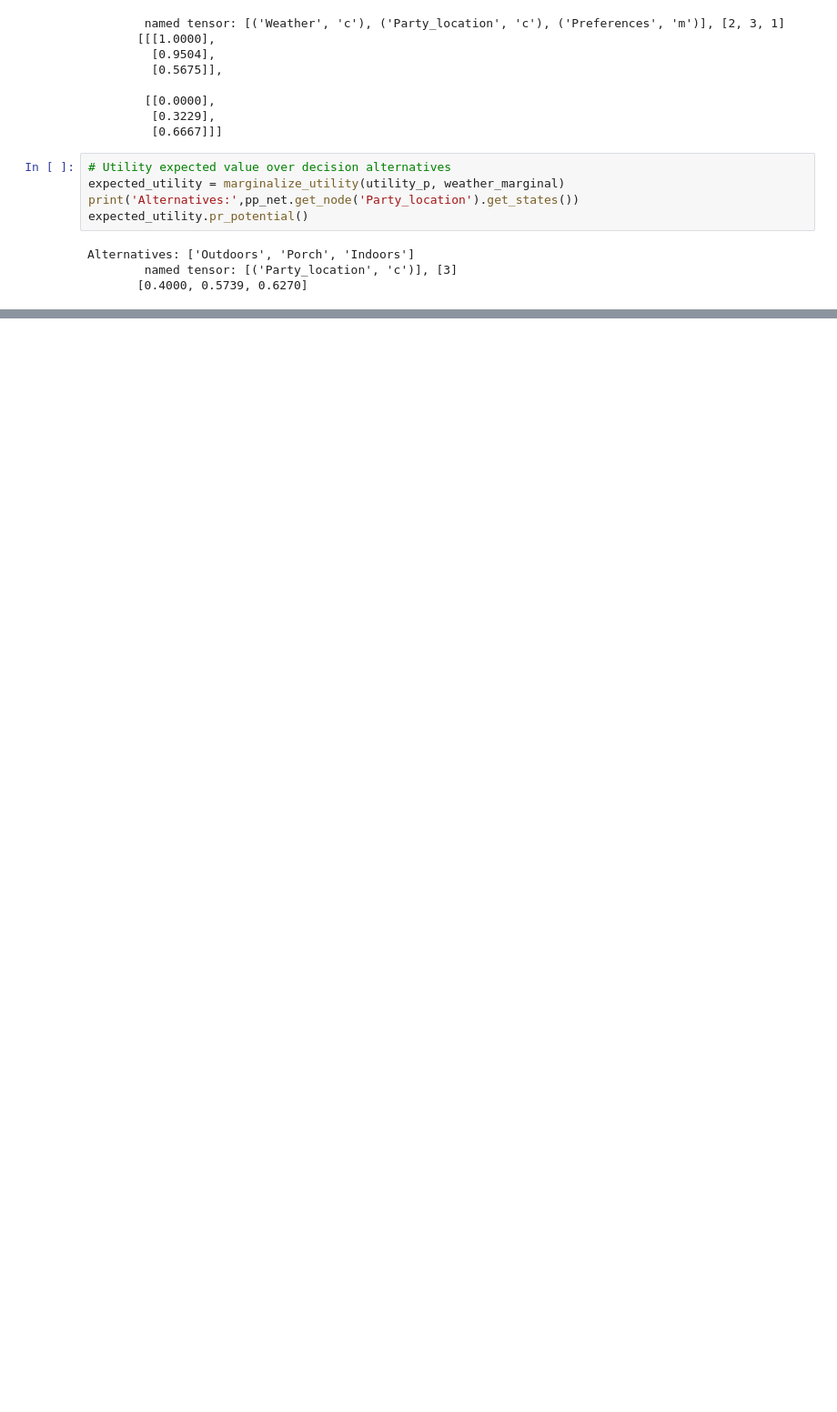
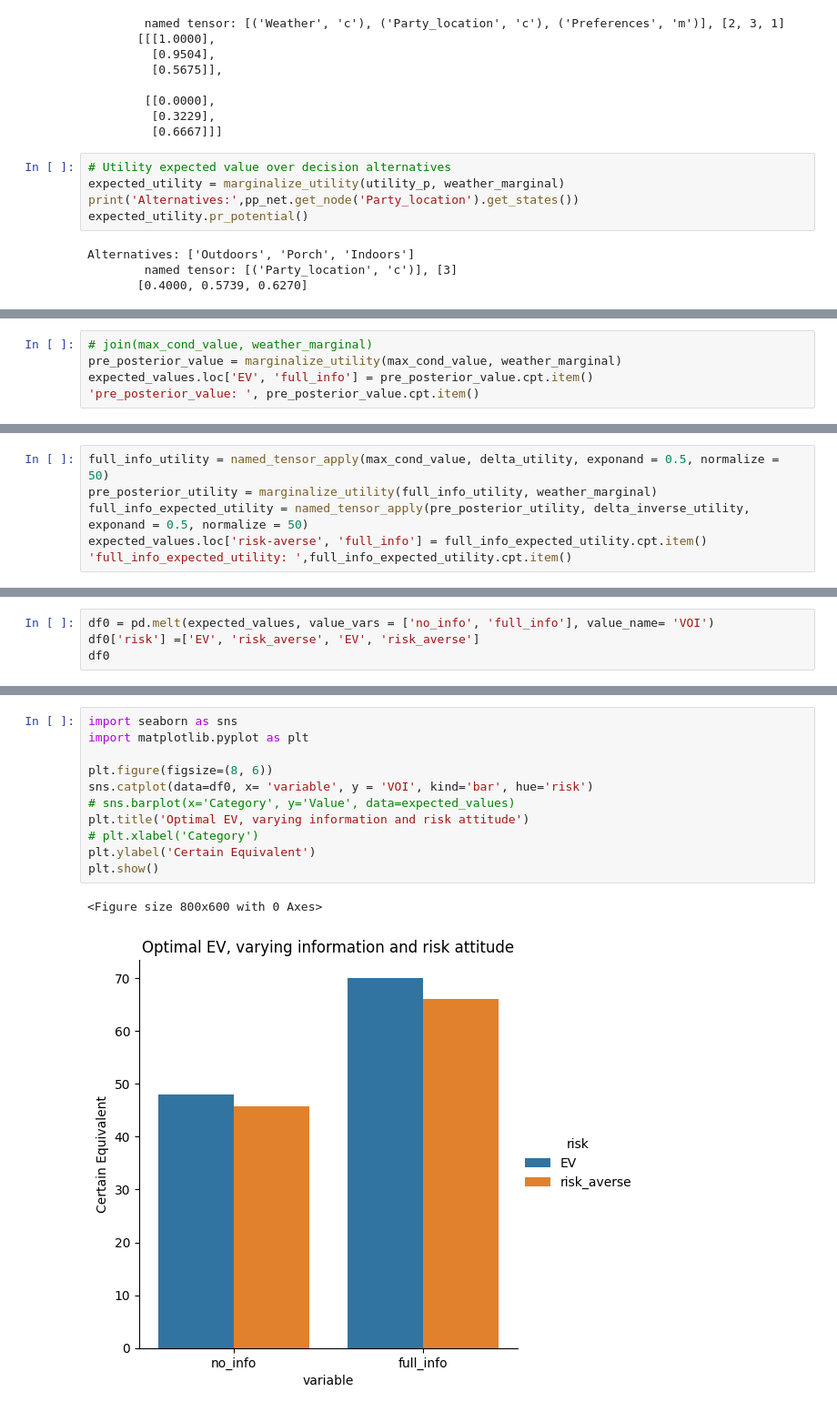
Before and after one commit to jmagosta/bayes, a Jupyter notebook: partyproblem/partyproblem_xdsl_bis.ipynb, the cells around one changed output, grey strips where cells are left out. Shown: that part at 91% size. Saved outputs shown, nothing was run; the diff lists cells and outputs as text; blank space fills up the shorter version.

```diff
--- a/partyproblem/partyproblem_xdsl_bis.ipynb
+++ b/partyproblem/partyproblem_xdsl_bis.ipynb
@@ -379,0 +380,5 @@ decn.values @ get_potential('Weather', pp_net.n_dict).p
+# %%
+# join(max_cond_value, weather_marginal)
+pre_posterior_value = marginalize_utility(max_cond_value, weather_marginal)
+expected_values.loc['EV', 'full_info'] = pre_posterior_value.cpt.item()
+'pre_posterior_value: ', pre_posterior_value.cpt.item()
@@ -379,0 +391,6 @@ decn.values @ get_potential('Weather', pp_net.n_dict).p
+# %%
+full_info_utility = named_tensor_apply(max_cond_value, delta_utility, exponand = 0.5, normalize = 50)
+pre_posterior_utility = marginalize_utility(full_info_utility, weather_marginal)
+full_info_expected_utility = named_tensor_apply(pre_posterior_utility, delta_inverse_utility, exponand = 0.5, normalize = 50)
+expected_values.loc['risk-averse', 'full_info'] = full_info_expected_utility.cpt.item()
+'full_info_expected_utility: ',full_info_expected_utility.cpt.item()
@@ -379,0 +407,4 @@ decn.values @ get_potential('Weather', pp_net.n_dict).p
+# %%
+df0 = pd.melt(expected_values, value_vars = ['no_info', 'full_info'], value_name= 'VOI')
+df0['risk'] =['EV', 'risk_averse', 'EV', 'risk_averse']
+df0
@@ -379,0 +417,14 @@ decn.values @ get_potential('Weather', pp_net.n_dict).p
+# %%
+import seaborn as sns
+import matplotlib.pyplot as plt
+
+plt.figure(figsize=(8, 6))
+sns.catplot(data=df0, x= 'variable', y = 'VOI', kind='bar', hue='risk')
+# sns.barplot(x='Category', y='Value', data=expected_values)
+plt.title('Optimal EV, varying information and risk attitude')
+# plt.xlabel('Category')
+plt.ylabel('Certain Equivalent')
+plt.show()
+# %% [output]
+<Figure size 800x600 with 0 Axes>
+[figure, added]
```
Also changed, not shown: parts of 48 cells of this notebook, 3 other files.
